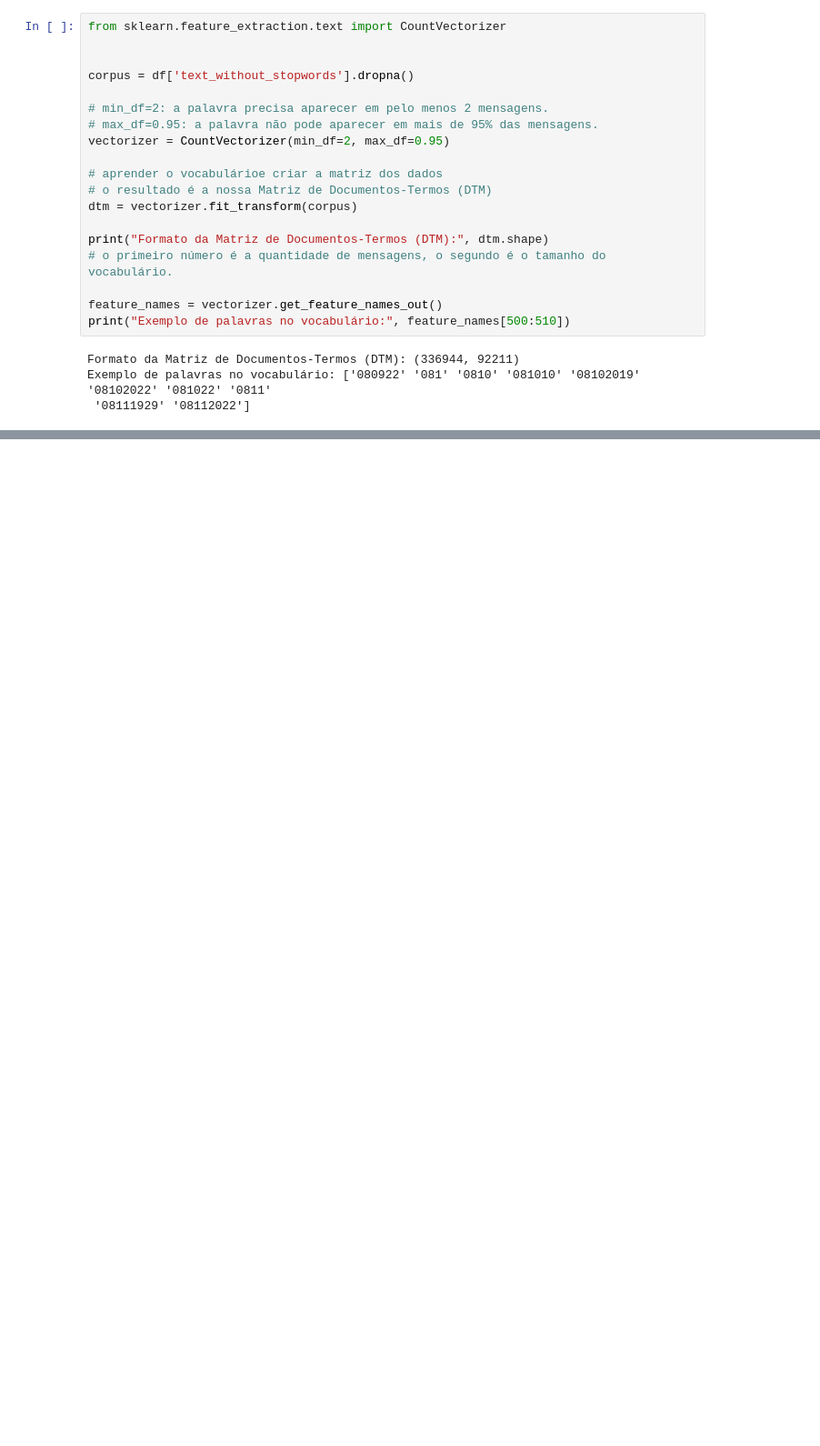
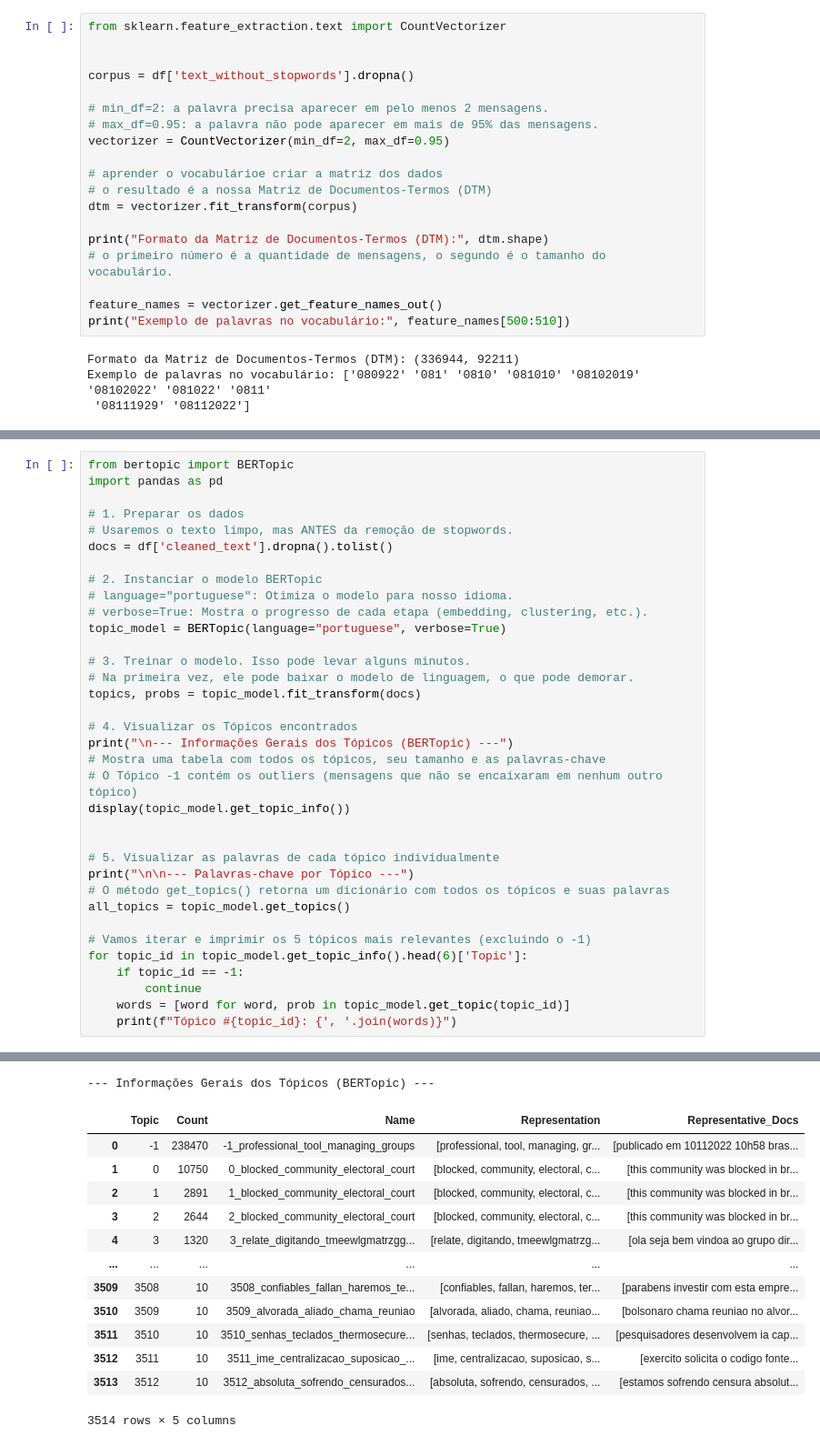
Before and after one commit to joao1pedro/CKP9011-CD, a Jupyter notebook: Trabalhos/lista_09/lista_09-cd.ipynb, the cells around one changed output, grey strips where cells are left out. Shown: that part at 91% size. Drawn from its saved outputs; the diff is of its cells as text; blank space fills up the shorter version.

```diff
--- a/Trabalhos/lista_09/lista_09-cd.ipynb
+++ b/Trabalhos/lista_09/lista_09-cd.ipynb
@@ -359,0 +382,36 @@ exibe_topicos_btm_final(btm_model, vocab, 10)
+# %%
+from bertopic import BERTopic
+import pandas as pd
+
+# 1. Preparar os dados
+# Usaremos o texto limpo, mas ANTES da remoção de stopwords.
+docs = df['cleaned_text'].dropna().tolist()
+
+# 2. Instanciar o modelo BERTopic
+# language="portuguese": Otimiza o modelo para nosso idioma.
+# verbose=True: Mostra o progresso de cada etapa (embedding, clustering, etc.).
+topic_model = BERTopic(language="portuguese", verbose=True)
+
+# 3. Treinar o modelo. Isso pode levar alguns minutos.
+# Na primeira vez, ele pode baixar o modelo de linguagem, o que pode demorar.
+topics, probs = topic_model.fit_transform(docs)
+
+# 4. Visualizar os Tópicos encontrados
+print("\n--- Informações Gerais dos Tópicos (BERTopic) ---")
+# Mostra uma tabela com todos os tópicos, seu tamanho e as palavras-chave
+# O Tópico -1 contém os outliers (mensagens que não se encaixaram em nenhum outro tópico)
+display(topic_model.get_topic_info())
+
+
+# 5. Visualizar as palavras de cada tópico individualmente
+print("\n\n--- Palavras-chave por Tópico ---")
+# O método get_topics() retorna um dicionário com todos os tópicos e suas palavras
+all_topics = topic_model.get_topics()
+
+# Vamos iterar e imprimir os 5 tópicos mais relevantes (excluindo o -1)
+for topic_id in topic_model.get_topic_info().head(6)['Topic']:
+    if topic_id == -1:
+        continue
+    words = [word for word, prob in topic_model.get_topic(topic_id)]
+    print(f"Tópico #{topic_id}: {', '.join(words)}")
+# %% [output]
@@ -359,0 +426,14 @@ exibe_topicos_btm_final(btm_model, vocab, 10)
+--- Informações Gerais dos Tópicos (BERTopic) ---
+|  | Topic | Count | Name | Representation | Representative_Docs |
+| 0 | -1 | 238470 | -1_professional_tool_managing_groups | [professional, tool, managing, gr... | [publicado em 10112022 10h58 bras... |
+| 1 | 0 | 10750 | 0_blocked_community_electoral_court | [blocked, community, electoral, c... | [this community was blocked in br... |
+| 2 | 1 | 2891 | 1_blocked_community_electoral_court | [blocked, community, electoral, c... | [this community was blocked in br... |
+| 3 | 2 | 2644 | 2_blocked_community_electoral_court | [blocked, community, electoral, c... | [this community was blocked in br... |
+| 4 | 3 | 1320 | 3_relate_digitando_tmeewlgmatrzgg... | [relate, digitando, tmeewlgmatrzg... | [ola seja bem vindoa ao grupo dir... |
+| ... | ... | ... | ... | ... | ... |
+| 3509 | 3508 | 10 | 3508_confiables_fallan_haremos_te... | [confiables, fallan, haremos, ter... | [parabens investir com esta empre... |
+| 3510 | 3509 | 10 | 3509_alvorada_aliado_chama_reuniao | [alvorada, aliado, chama, reuniao... | [bolsonaro chama reuniao no alvor... |
+| 3511 | 3510 | 10 | 3510_senhas_teclados_thermosecure... | [senhas, teclados, thermosecure, ... | [pesquisadores desenvolvem ia cap... |
+| 3512 | 3511 | 10 | 3511_ime_centralizacao_suposicao_... | [ime, centralizacao, suposicao, s... | [exercito solicita o codigo fonte... |
+| 3513 | 3512 | 10 | 3512_absoluta_sofrendo_censurados... | [absoluta, sofrendo, censurados, ... | [estamos sofrendo censura absolut... |
+3514 rows × 5 columns
```
Also changed, not shown: parts of 13 cells of this notebook.
